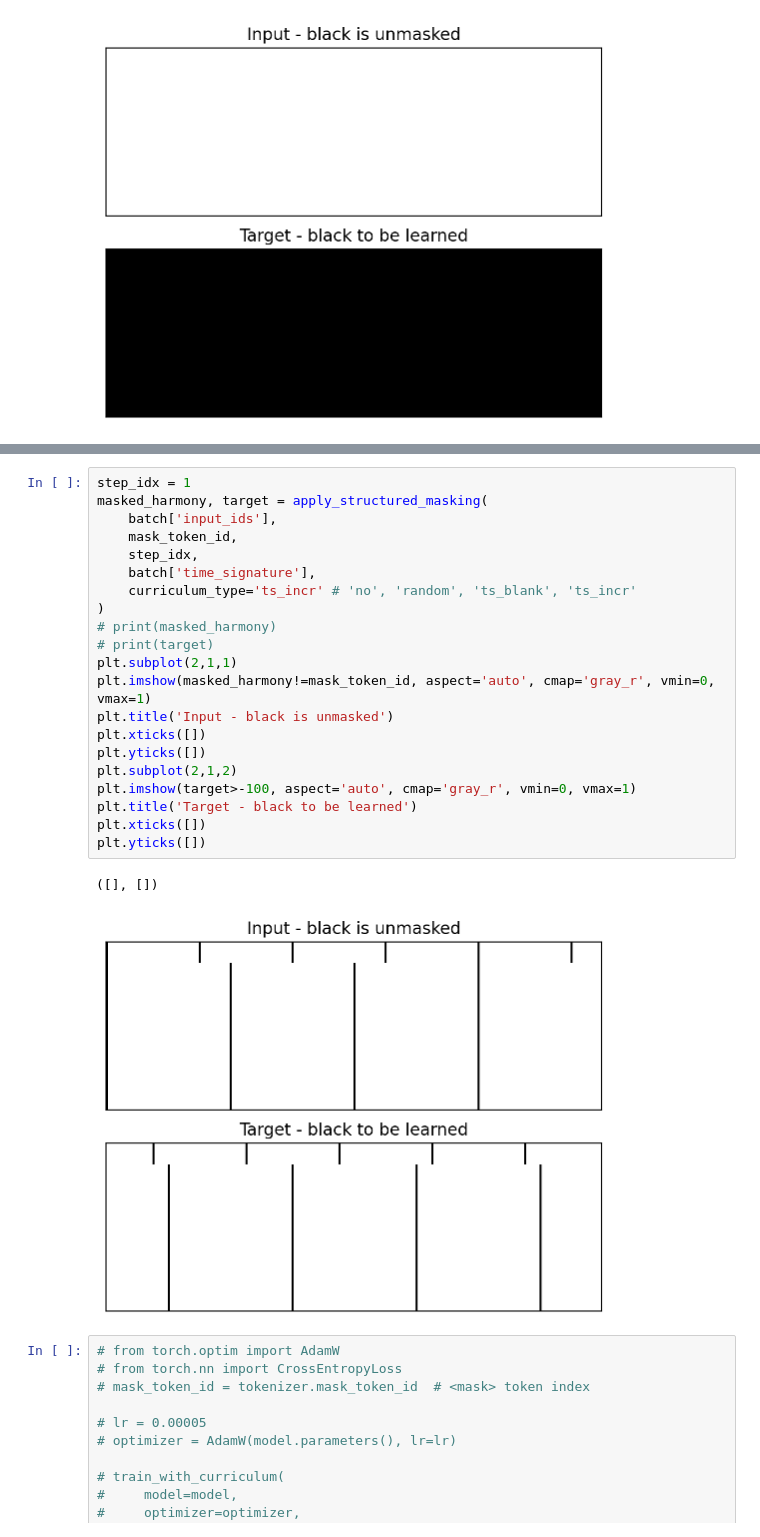
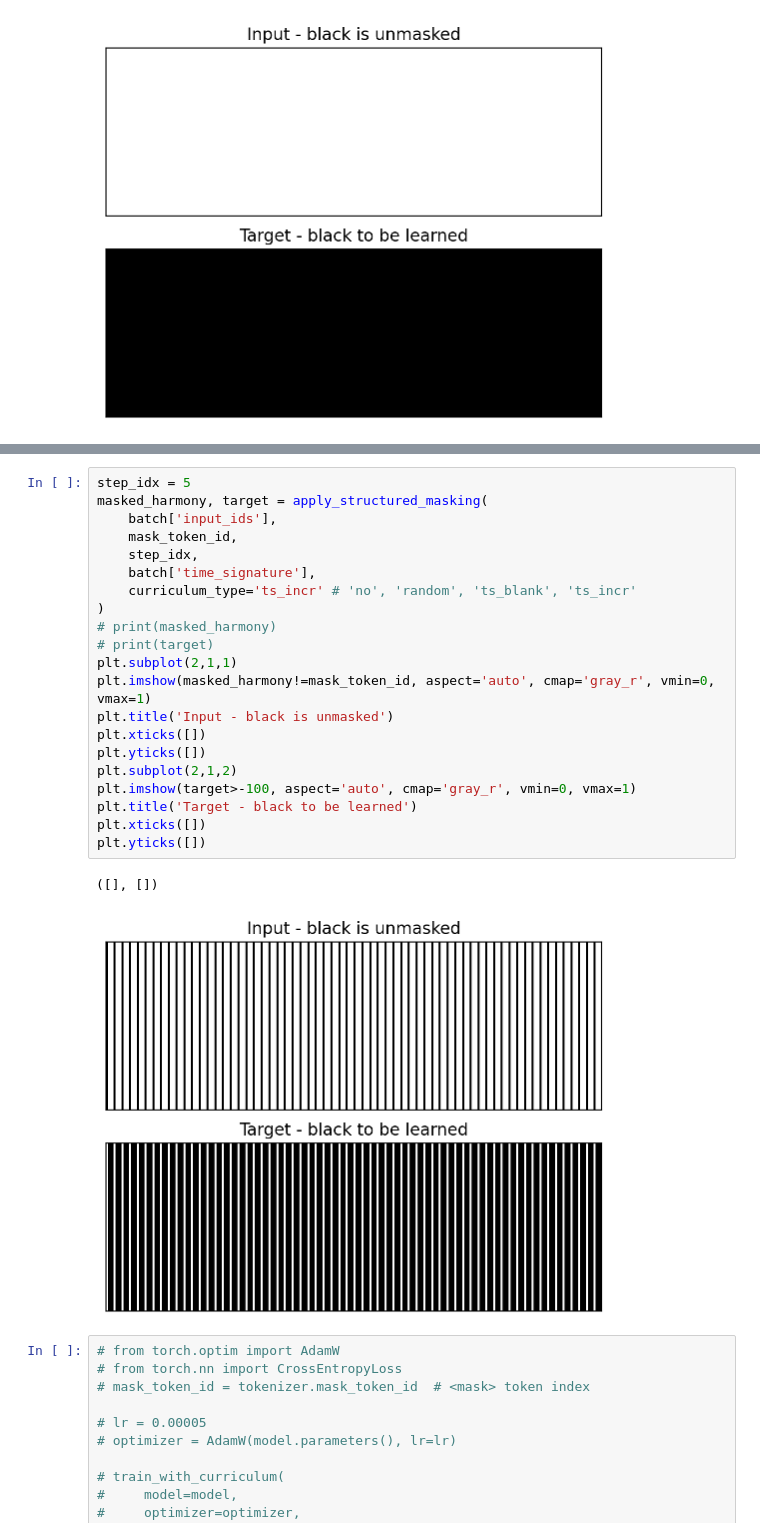
Before and after one commit to maximoskp/MaskedMelHarm, a Jupyter notebook: test_data.ipynb, the cells around one changed output, grey strips where cells are left out. Drawn from its saved outputs; the diff is of its cells as text.

```diff
--- a/test_data.ipynb
+++ b/test_data.ipynb
@@ -160,27 +164,27 @@ plt.yticks([])
 # %%
-step_idx = 1
+step_idx = 5
 masked_harmony, target = apply_structured_masking(
     batch['input_ids'],
     mask_token_id,
     step_idx,
     batch['time_signature'],
     curriculum_type='ts_incr' # 'no', 'random', 'ts_blank', 'ts_incr'
 )
 # print(masked_harmony)
 # print(target)
 plt.subplot(2,1,1)
 plt.imshow(masked_harmony!=mask_token_id, aspect='auto', cmap='gray_r', vmin=0, vmax=1)
 plt.title('Input - black is unmasked')
 plt.xticks([])
 plt.yticks([])
 plt.subplot(2,1,2)
 plt.imshow(target>-100, aspect='auto', cmap='gray_r', vmin=0, vmax=1)
 plt.title('Target - black to be learned')
 plt.xticks([])
 plt.yticks([])
 # %% [output]
 ([], [])
-[figure, old version]
+[figure, new version]
 # %%
 # from torch.optim import AdamW
 # from torch.nn import CrossEntropyLoss
```
Also changed, not shown: parts of 4 cells of this notebook, 17 other files.
